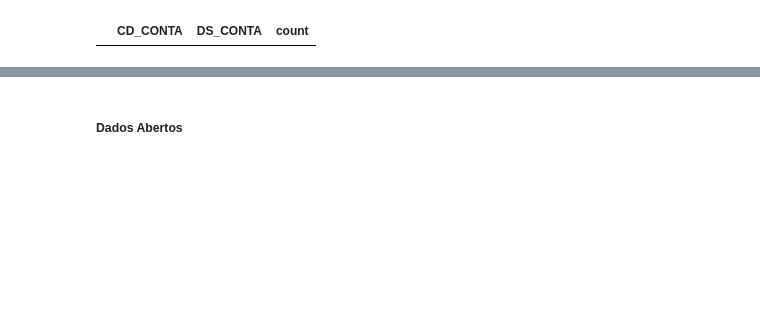
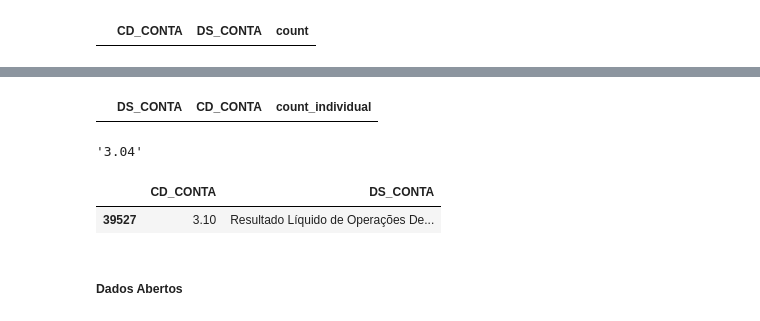
Before and after one commit to faustostangler/DSH, a Jupyter notebook: read_cvm.ipynb, the cells around one changed output, grey strips where cells are left out. Saved outputs shown, nothing was run; the diff lists cells and outputs as text; code cells hidden in the pictures; blank space fills up the shorter version.

```diff
--- a/read_cvm.ipynb
+++ b/read_cvm.ipynb
@@ -1732,3 +1848,43 @@ df[mm][['CD_CONTA', 'DS_CONTA']].drop_duplicates()
+# %%
+# Grouping by DS_CONTA and aggregating the CD_CONTA values and their counts
+aggregated_df = conflicting_entries.groupby('DS_CONTA').agg({
+    'CD_CONTA': lambda x: list(x),
+    'count': 'sum'
+}).reset_index()
+
+# Sorting the dataframe by count in descending order for better clarity
+aggregated_df = aggregated_df.sort_values(by='count', ascending=False)
+aggregated_df
+
+# Breaking down the aggregated dataframe
+expanded_df = aggregated_df.explode('CD_CONTA')
+
+# Merging with the original conflicting_entries dataframe to get the count for each CD_CONTA
+expanded_df = expanded_df.merge(conflicting_entries, on=['CD_CONTA', 'DS_CONTA'], suffixes=('_total', '_individual'))
+
+# Sorting the dataframe by the total count and CD_CONTA for better clarity
+expanded_df = expanded_df.sort_values(by=['count_total', 'CD_CONTA'], ascending=[False, True])
+expanded_df = expanded_df[['DS_CONTA', 'CD_CONTA', 'count_individual']]
+expanded_df
+
+expanded_df_sorted = expanded_df.sort_values(by=['DS_CONTA', 'count_individual'], ascending=[True, True])
+expanded_df_sorted.head(50)
+# %% [output]
+|  | DS_CONTA | CD_CONTA | count_individual |
+# %%
+subset
+# %% [output]
+'3.04'
+# %%
+mm = df['CD_CONTA'].str.startswith('3.')
+mm &= df['CD_CONTA'].str.count('\.') >= level
+mm &= df['CD_CONTA'].str.count('\.') <= level
+mm &= df['DS_CONTA'].str.lower().str.contains('descontinuad')
+mm &= ~df['DS_CONTA'].str.lower().str.contains('lucro')
+df[mm][['CD_CONTA', 'DS_CONTA']].drop_duplicates()
+# %% [output]
+|  | CD_CONTA | DS_CONTA |
+| 39527 | 3.10 | Resultado Líquido de Operações De... |
 # %% [markdown]
 ##### Dados Abertos
 # %%
```
Also changed, not shown: parts of 3 cells of this notebook.
